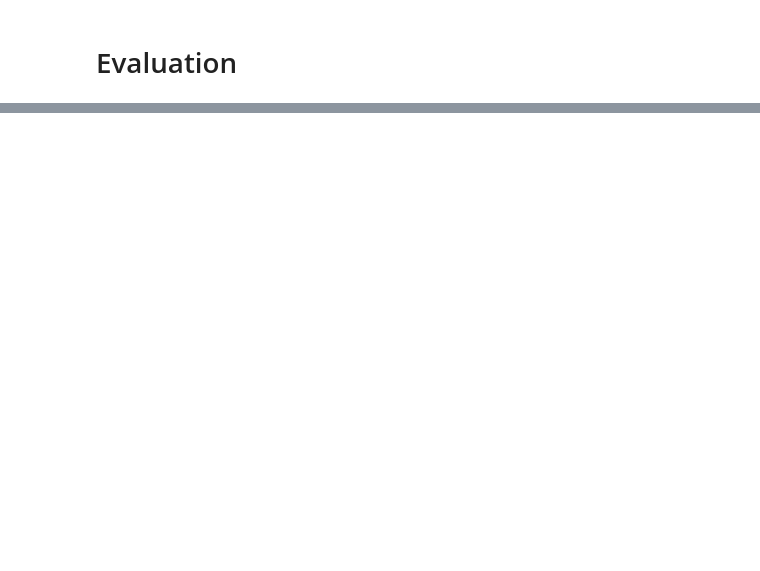
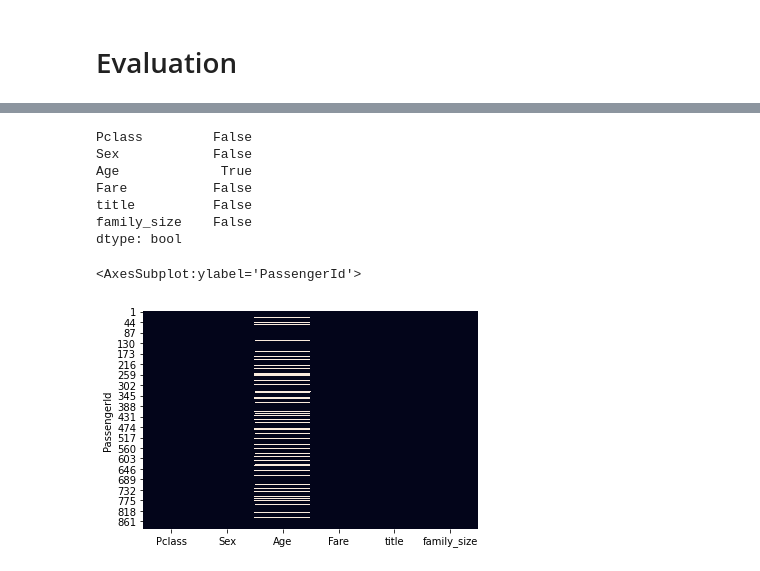
Before and after one commit to lau-b/titanic-model, a Jupyter notebook: notebooks/for_kaaaggleee.ipynb, the cells around one changed output, grey strips where cells are left out. Drawn from its saved outputs; the diff is of its cells as text; code cells hidden in the pictures; blank space fills up the shorter version.

```diff
--- a/notebooks/for_kaaaggleee.ipynb
+++ b/notebooks/for_kaaaggleee.ipynb
@@ -66,6 +78,7 @@ df['title'] = titles.replace({
      'Mme': 'Mrs',
      'Dr': 'rest',
      'Don': 'rest',
+     'Dona': 'rest', # found in test.csv
      'Rev': 'rest',
      'Col': 'rest',
      'Major': 'rest',
@@ -74,5 +87,5 @@ df['title'] = titles.replace({
      'Lady': 'rest',
      'Sir': 'rest'
 })
-df.head()
+df['title'].value_counts()
 # %% [output]
@@ -109,9 +131,10 @@ dtype: bool
 Checking titles, since I am responsible for that.
 Turns out my regex missed the Countess of somewhat which I would put into the titles-group `rest`.
 # %%
-X.loc[X['title'].isna()]
+# X.loc[X['title'].isna()]
 df.iloc[759]
-X['title'].iloc[759] = 'rest'
+df['title'].iloc[759] = 'rest'
+df.isna().any()
 # %% [output]
 A value is trying to be set on a copy of a slice from a DataFrame
 
@@ -210,0 +233,17 @@ metrics.plot_roc_curve(model, X_test_trans, y_test)
+# %%
+X_train = df[['Pclass', 'Sex', 'Age', 'Fare', 'title', 'family_size']]
+y_train = df['Survived']
+X_test = df_test[['Pclass', 'Sex', 'Age', 'Fare', 'title', 'family_size']]
+# %%
+print(X_train.isna().any())
+sns.heatmap(X_train.isnull(), cbar=False)
+# %% [output]
+Pclass         False
+Sex            False
+Age             True
+Fare           False
+title          False
+family_size    False
+dtype: bool
+<AxesSubplot:ylabel='PassengerId'>
+[figure, added]
```
Also changed, not shown: parts of 24 cells of this notebook, 3 other files.
